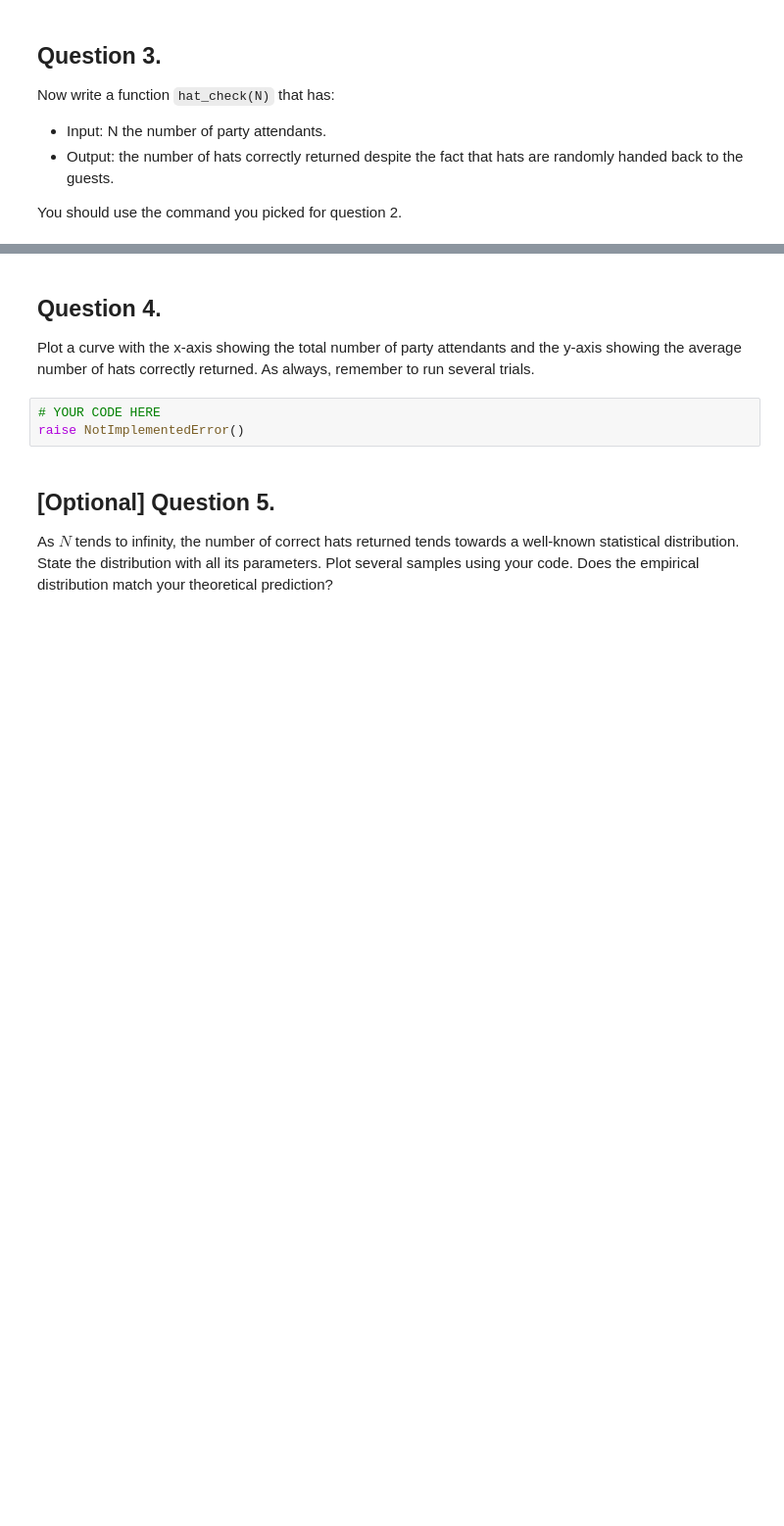
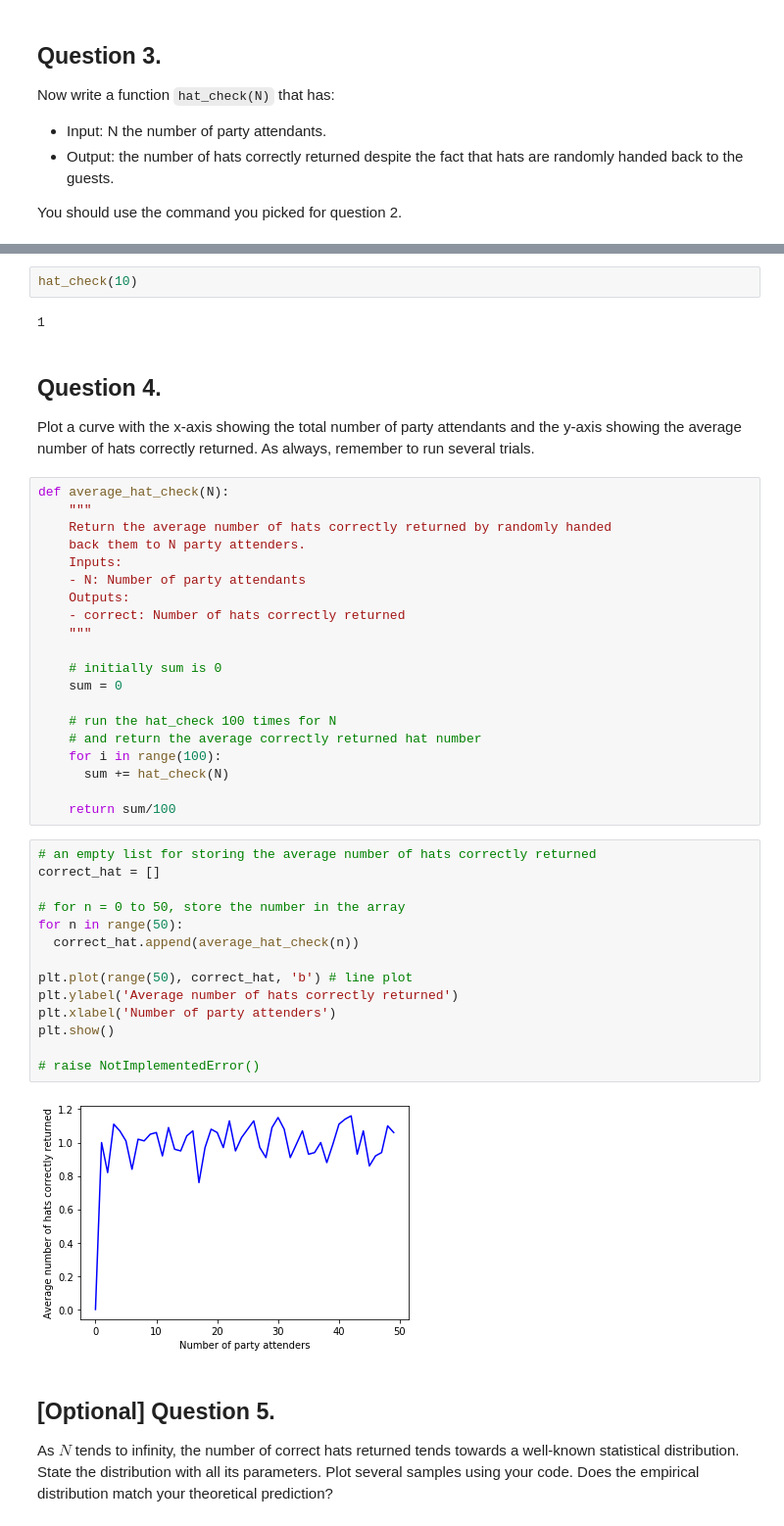
Before and after one commit to mahmud-nobe/CS110_pcw, a Jupyter notebook: CS110_Pre_Class_Work_4.2.ipynb, the cells around one changed output, grey strips where cells are left out. Shown at 98% size. Drawn from its saved outputs; the diff is of its cells as text; blank space fills up the shorter version.

```diff
--- a/CS110_Pre_Class_Work_4.2.ipynb
+++ b/CS110_Pre_Class_Work_4.2.ipynb
@@ -135,10 +262,47 @@ raise NotImplementedError()
+# %%
+hat_check(10)
+# %% [output]
+1
 # %% [markdown]
 ## Question 4.
 
 Plot a curve with the x-axis showing the total number of party attendants and the y-axis showing the average number of hats correctly returned. As always, remember to run several trials.
-# %%
-# YOUR CODE HERE
-raise NotImplementedError()
+# %%
+def average_hat_check(N):
+    """
+    Return the average number of hats correctly returned by randomly handed
+    back them to N party attenders.
+    Inputs:
+    - N: Number of party attendants
+    Outputs:
+    - correct: Number of hats correctly returned
+    """
+
+    # initially sum is 0
+    sum = 0
+
+    # run the hat_check 100 times for N
+    # and return the average correctly returned hat number
+    for i in range(100):
+      sum += hat_check(N)
+
+    return sum/100
+# %%
+# an empty list for storing the average number of hats correctly returned
+correct_hat = []
+
+# for n = 0 to 50, store the number in the array
+for n in range(50):
+  correct_hat.append(average_hat_check(n))
+
+plt.plot(range(50), correct_hat, 'b') # line plot
+plt.ylabel('Average number of hats correctly returned')
+plt.xlabel('Number of party attenders')
+plt.show()
+
+# raise NotImplementedError()
+# %% [output]
+[figure, added]
 # %% [markdown]
 ## [Optional] Question 5.
 As $N$ tends to infinity, the number of correct hats returned tends towards a well-known statistical distribution. State the distribution with all its parameters. Plot several samples using your code. Does the empirical distribution match your theoretical prediction?
```
Also changed, not shown: parts of 18 cells of this notebook.
